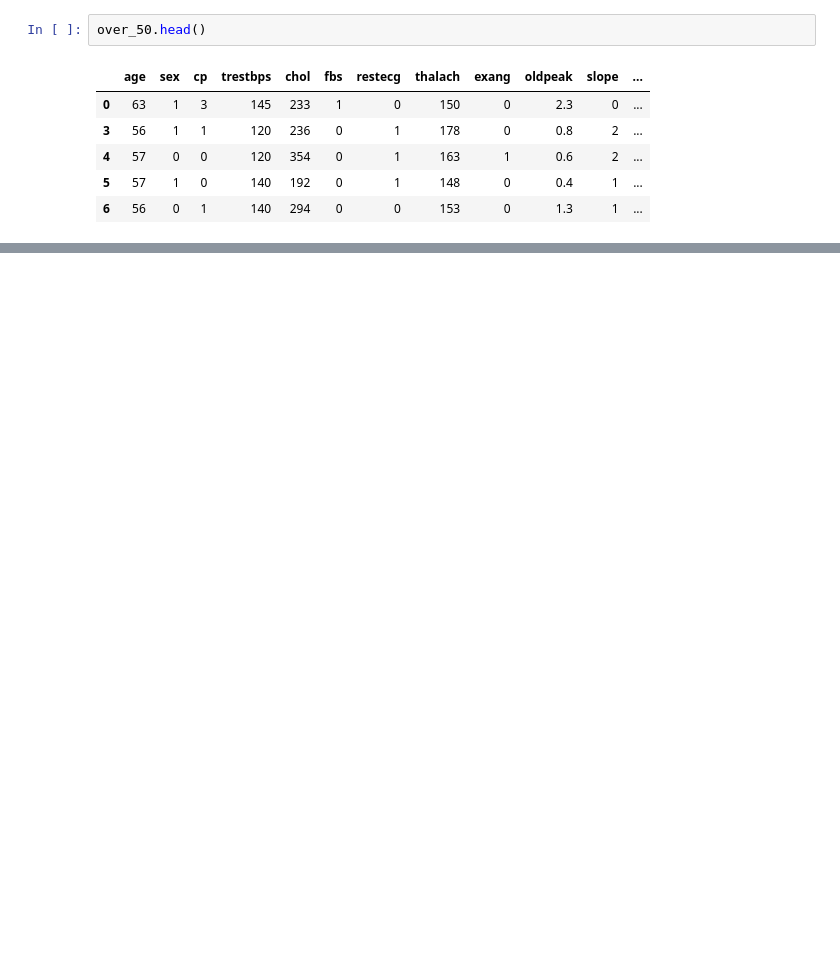
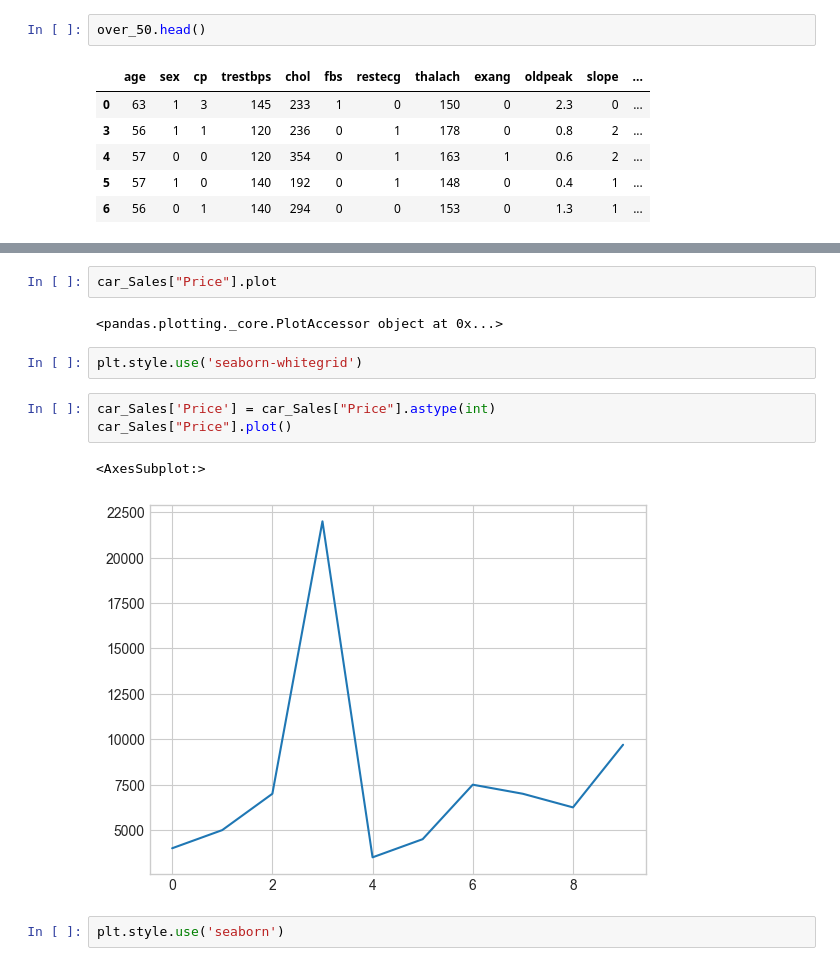
Before and after one commit to ParasKore2003/Machine-Learning, a Jupyter notebook: Practice/Matplotlib/Introduction_to_Matplotlib.ipynb, the cells around one changed output, grey strips where cells are left out. Saved outputs shown, nothing was run; the diff lists cells and outputs as text; blank space fills up the shorter version.

```diff
--- a/Practice/Matplotlib/Introduction_to_Matplotlib.ipynb
+++ b/Practice/Matplotlib/Introduction_to_Matplotlib.ipynb
@@ -490,0 +523,14 @@ Text(0.5, 0.98, 'Heart Diesease Analysis')
+# %%
+car_Sales["Price"].plot
+# %% [output]
+<pandas.plotting._core.PlotAccessor object at 0x...>
+# %%
+plt.style.use('seaborn-whitegrid')
+# %%
+car_Sales['Price'] = car_Sales["Price"].astype(int)
+car_Sales["Price"].plot()
+# %% [output]
+<AxesSubplot:>
+[figure, added]
+# %%
+plt.style.use('seaborn')
```
Also changed, not shown: parts of 45 cells of this notebook, 1 other file.
